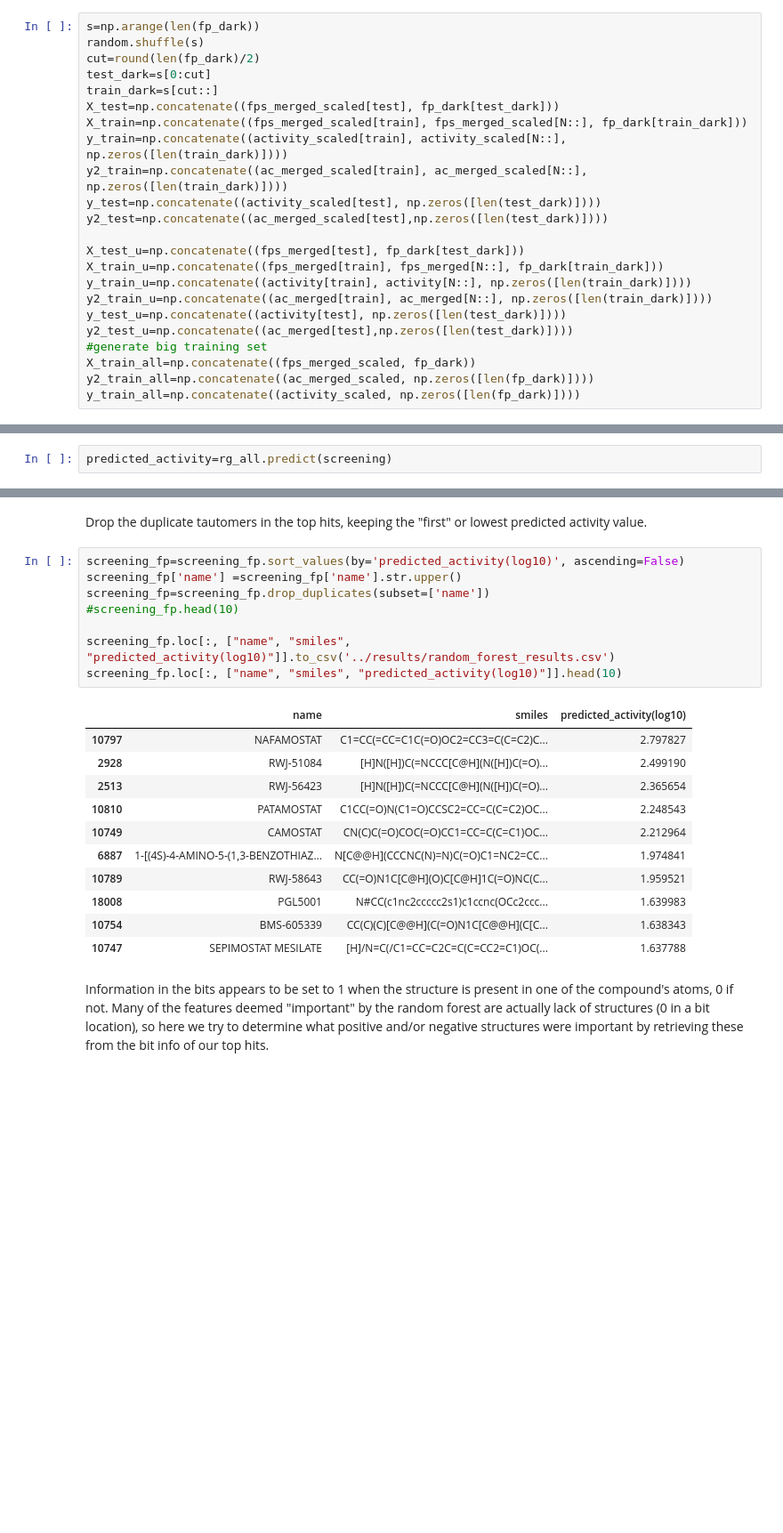
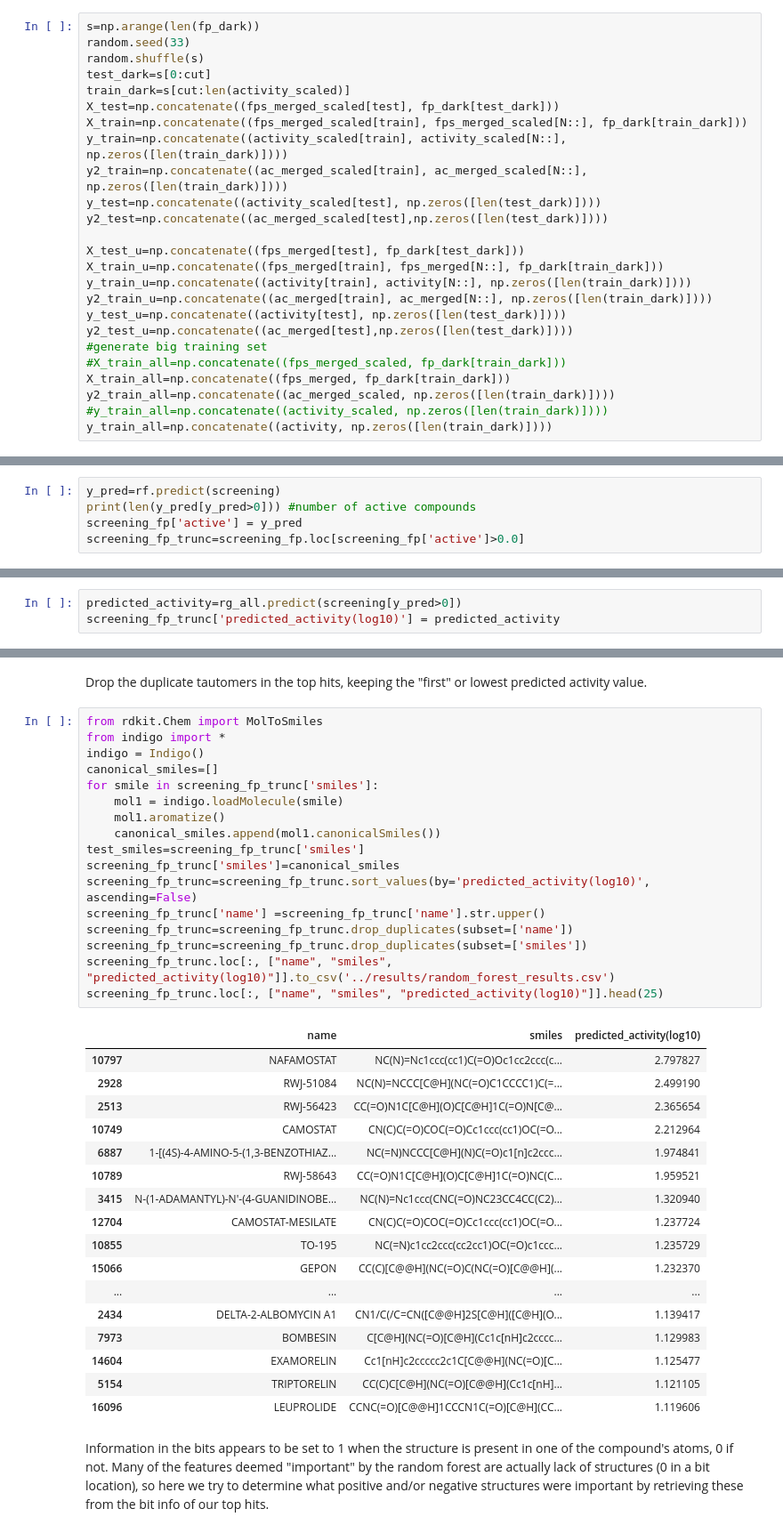
Before and after one commit to srensi/tmprss2, a Jupyter notebook: notebooks/random_forest_clean.ipynb, the cells around one changed output, grey strips where cells are left out. Shown at 89% size. Cells and saved outputs as stored; diff of their text form; blank space fills up the shorter version.

```diff
--- a/notebooks/random_forest_clean.ipynb
+++ b/notebooks/random_forest_clean.ipynb
@@ -62,9 +62,9 @@ Here we generate training and test sets for the classifier, which incorporates t
 # %%
 s=np.arange(len(fp_dark))
+random.seed(33)
 random.shuffle(s)
-cut=round(len(fp_dark)/2)
 test_dark=s[0:cut]
-train_dark=s[cut::]
+train_dark=s[cut:len(activity_scaled)]
 X_test=np.concatenate((fps_merged_scaled[test], fp_dark[test_dark]))
 X_train=np.concatenate((fps_merged_scaled[train], fps_merged_scaled[N::], fp_dark[train_dark]))
 y_train=np.concatenate((activity_scaled[train], activity_scaled[N::], np.zeros([len(train_dark)])))
@@ -79,6 +79,8 @@ y2_train_u=np.concatenate((ac_merged[train], ac_merged[N::], np.zeros([len(train
 y_test_u=np.concatenate((activity[test], np.zeros([len(test_dark)])))
 y2_test_u=np.concatenate((ac_merged[test],np.zeros([len(test_dark)])))
 #generate big training set
-X_train_all=np.concatenate((fps_merged_scaled, fp_dark))
-y2_train_all=np.concatenate((ac_merged_scaled, np.zeros([len(fp_dark)])))
-y_train_all=np.concatenate((activity_scaled, np.zeros([len(fp_dark)])))
+#X_train_all=np.concatenate((fps_merged_scaled, fp_dark[train_dark]))
+X_train_all=np.concatenate((fps_merged, fp_dark[train_dark]))
+y2_train_all=np.concatenate((ac_merged_scaled, np.zeros([len(train_dark)])))
+#y_train_all=np.concatenate((activity_scaled, np.zeros([len(train_dark)])))
+y_train_all=np.concatenate((activity, np.zeros([len(train_dark)])))
@@ -302,0 +285,5 @@ print(molnames_all[y_pred>0])
+# %%
+y_pred=rf.predict(screening)
+print(len(y_pred[y_pred>0])) #number of active compounds
+screening_fp['active'] = y_pred
+screening_fp_trunc=screening_fp.loc[screening_fp['active']>0.0]
@@ -336,5 +330,6 @@ RandomForestRegressor(bootstrap=True, ccp_alpha=0.0, criterion='mse',
 # %%
-predicted_activity=rg_all.predict(screening)
+predicted_activity=rg_all.predict(screening[y_pred>0])
+screening_fp_trunc['predicted_activity(log10)'] = predicted_activity
 # %% [output]
 [Parallel(n_jobs=1)]: Using backend SequentialBackend with 1 concurrent workers.
 [Parallel(n_jobs=1)]: Done   1 out of   1 | elapsed:    0.0s remaining:    0.0s
@@ -362,25 +360,40 @@ violinplot(x='source', y='predicted_activity(log10)', data=screening_fp)
 # %% [markdown]
 Drop the duplicate tautomers in the top hits, keeping the "first" or lowest predicted activity value.
 # %%
-screening_fp=screening_fp.sort_values(by='predicted_activity(log10)', ascending=False)
-screening_fp['name'] =screening_fp['name'].str.upper()
-screening_fp=screening_fp.drop_duplicates(subset=['name'])
-#screening_fp.head(10)
-
-screening_fp.loc[:, ["name", "smiles", "predicted_activity(log10)"]].to_csv('../results/random_forest_results.csv')
-screening_fp.loc[:, ["name", "smiles", "predicted_activity(log10)"]].head(10)
+from rdkit.Chem import MolToSmiles
+from indigo import *
+indigo = Indigo()
+canonical_smiles=[]
+for smile in screening_fp_trunc['smiles']:
+    mol1 = indigo.loadMolecule(smile)
+    mol1.aromatize()
+    canonical_smiles.append(mol1.canonicalSmiles())
+test_smiles=screening_fp_trunc['smiles']
+screening_fp_trunc['smiles']=canonical_smiles
+screening_fp_trunc=screening_fp_trunc.sort_values(by='predicted_activity(log10)', ascending=False)
+screening_fp_trunc['name'] =screening_fp_trunc['name'].str.upper()
+screening_fp_trunc=screening_fp_trunc.drop_duplicates(subset=['name'])
+screening_fp_trunc=screening_fp_trunc.drop_duplicates(subset=['smiles'])
+screening_fp_trunc.loc[:, ["name", "smiles", "predicted_activity(log10)"]].to_csv('../results/random_forest_results.csv')
+screening_fp_trunc.loc[:, ["name", "smiles", "predicted_activity(log10)"]].head(25)
 # %% [output]
 |  | name | smiles | predicted_activity(log10) |
-| 10797 | NAFAMOSTAT | C1=CC(=CC=C1C(=O)OC2=CC3=C(C=C2)C... | 2.797827 |
-| 2928 | RWJ-51084 | [H]N([H])C(=NCCC[C@H](N([H])C(=O)... | 2.499190 |
-| 2513 | RWJ-56423 | [H]N([H])C(=NCCC[C@H](N([H])C(=O)... | 2.365654 |
-| 10810 | PATAMOSTAT | C1CC(=O)N(C1=O)CCSC2=CC=C(C=C2)OC... | 2.248543 |
-| 10749 | CAMOSTAT | CN(C)C(=O)COC(=O)CC1=CC=C(C=C1)OC... | 2.212964 |
-| 6887 | 1-[(4S)-4-AMINO-5-(1,3-BENZOTHIAZ... | N[C@@H](CCCNC(N)=N)C(=O)C1=NC2=CC... | 1.974841 |
+| 10797 | NAFAMOSTAT | NC(N)=Nc1ccc(cc1)C(=O)Oc1cc2ccc(c... | 2.797827 |
+| 2928 | RWJ-51084 | NC(N)=NCCC[C@H](NC(=O)C1CCCC1)C(=... | 2.499190 |
+| 2513 | RWJ-56423 | CC(=O)N1C[C@H](O)C[C@H]1C(=O)N[C@... | 2.365654 |
+| 10749 | CAMOSTAT | CN(C)C(=O)COC(=O)Cc1ccc(cc1)OC(=O... | 2.212964 |
+| 6887 | 1-[(4S)-4-AMINO-5-(1,3-BENZOTHIAZ... | NC(=N)NCCC[C@H](N)C(=O)c1[n]c2ccc... | 1.974841 |
 | 10789 | RWJ-58643 | CC(=O)N1C[C@H](O)C[C@H]1C(=O)NC(C... | 1.959521 |
-| 18008 | PGL5001 | N#CC(c1nc2ccccc2s1)c1ccnc(OCc2ccc... | 1.639983 |
-| 10754 | BMS-605339 | CC(C)(C)[C@@H](C(=O)N1C[C@@H](C[C... | 1.638343 |
-| 10747 | SEPIMOSTAT MESILATE | [H]/N=C(/C1=CC=C2C=C(C=CC2=C1)OC(... | 1.637788 |
+| 3415 | N-(1-ADAMANTYL)-N'-(4-GUANIDINOBE... | NC(N)=Nc1ccc(CNC(=O)NC23CC4CC(C2)... | 1.320940 |
+| 12704 | CAMOSTAT-MESILATE | CN(C)C(=O)COC(=O)Cc1ccc(cc1)OC(=O... | 1.237724 |
+| 10855 | TO-195 | NC(=N)c1cc2ccc(cc2cc1)OC(=O)c1ccc... | 1.235729 |
+| 15066 | GEPON | CC(C)[C@@H](NC(=O)C(NC(=O)[C@@H](... | 1.232370 |
+| ... | ... | ... | ... |
+| 2434 | DELTA-2-ALBOMYCIN A1 | CN1/C(/C=CN([C@@H]2S[C@H]([C@H](O... | 1.139417 |
+| 7973 | BOMBESIN | C[C@H](NC(=O)[C@H](Cc1c[nH]c2cccc... | 1.129983 |
+| 14604 | EXAMORELIN | Cc1[nH]c2ccccc2c1C[C@@H](NC(=O)[C... | 1.125477 |
+| 5154 | TRIPTORELIN | CC(C)C[C@H](NC(=O)[C@@H](Cc1c[nH]... | 1.121105 |
+| 16096 | LEUPROLIDE | CCNC(=O)[C@@H]1CCCN1C(=O)[C@H](CC... | 1.119606 |
 # %% [markdown]
 Information in the bits appears to be set to 1 when the structure is present in one of the compound's atoms, 0 if not.  Many of the features deemed "important" by the random forest are actually lack of structures (0 in a bit location), so here we try to determine what positive and/or negative structures were important by retrieving these from the bit info of our top hits.
 # %%
```
Also changed, not shown: parts of 16 cells of this notebook, 1 other file.
